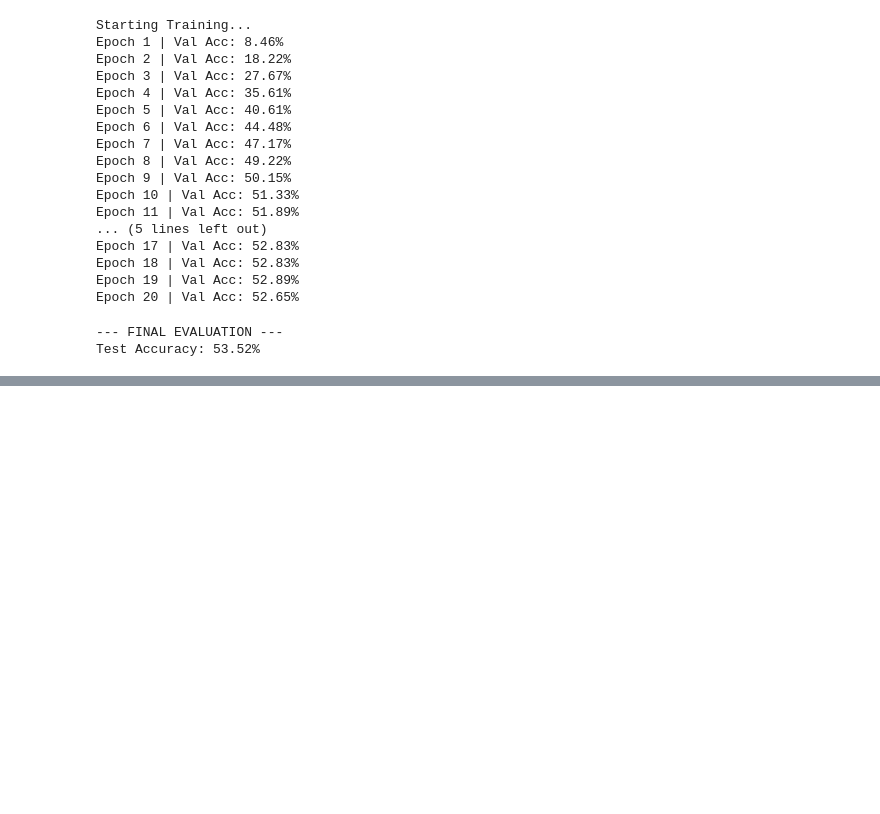
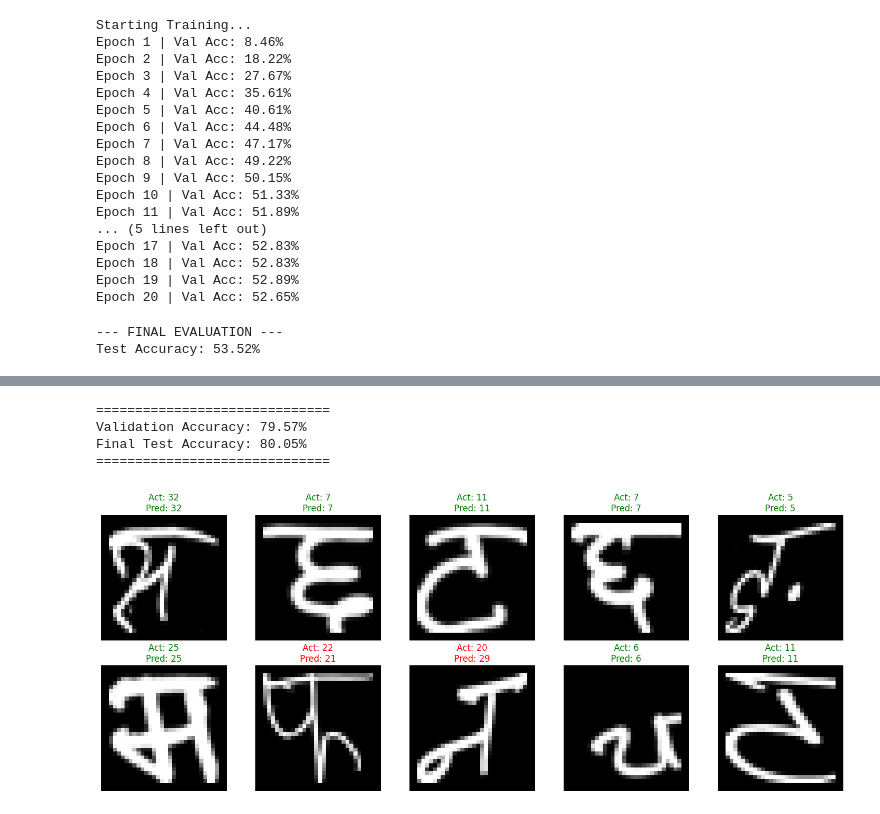
Before and after one commit to kebal7/devnagari-classification, a Jupyter notebook: src/svm.ipynb, the cells around one changed output, grey strips where cells are left out. Drawn from its saved outputs; the diff is of its cells as text; code cells hidden in the pictures; blank space fills up the shorter version.

Commit message:
wip: fixed issue when impementing svm from torch

```diff
--- a/src/svm.ipynb
+++ b/src/svm.ipynb
@@ -217,0 +360,57 @@ Test Accuracy: 53.52%
+# %%
+def evaluate_machine(X_rbf_data, Y_true_labels):
+    with torch.no_grad():
+        logits = X_rbf_data @ final_w
+        preds = torch.argmax(logits, dim=1)
+        # Convert back to 1-indexed for final comparison
+        return (preds == (Y_true_labels.to(device))).float().mean().item()
+
+val_accuracy = evaluate_machine(X_val_rbf, Y_val_t)
+test_accuracy = evaluate_machine(X_test_rbf, Y_test_t)
+
+print("\n" + "="*30)
+print(f"Validation Accuracy: {val_accuracy*100:.2f}%")
+print(f"Final Test Accuracy: {test_accuracy*100:.2f}%")
+print("="*30)
+# %% [output]
+==============================
+Validation Accuracy: 79.57%
+Final Test Accuracy: 80.05%
+==============================
+# %%
+# 1. First, re-generate the predictions and store them in val_preds
+with torch.no_grad():
+    logits_val = X_val_rbf @ final_w
+    val_preds = torch.argmax(logits_val, dim=1)
+
+# 2. Define the visualization function
+import matplotlib.pyplot as plt
+
+def visualize_results(X_raw, Y_true, Y_pred, num_samples=10):
+    # Select random indices from the validation set
+    indices = np.random.choice(len(X_raw), num_samples, replace=False)
+
+    plt.figure(figsize=(15, 6))
+    for i, idx in enumerate(indices):
+        plt.subplot(2, 5, i + 1)
+
+        # X_val contains the original 32x32 arrays
+        img = X_raw[idx]
+
+        # Labels are 0-indexed in code, so add 1 for the original 1-46 range
+        actual_label = Y_true[idx].item() + 1
+        predicted_label = Y_pred[idx].item() + 1
+
+        # Green for correct, Red for wrong
+        color = 'green' if actual_label == predicted_label else 'red'
+
+        plt.imshow(img, cmap='gray')
+        plt.title(f"Act: {actual_label}\nPred: {predicted_label}", color=color)
+        plt.axis('off')
+
+    plt.tight_layout()
+    plt.show()
+
+visualize_results(X_val, Y_val_t, val_preds, num_samples=10)
+# %% [output]
+[figure, added]
```
Also changed, not shown: parts of 4 cells of this notebook.
